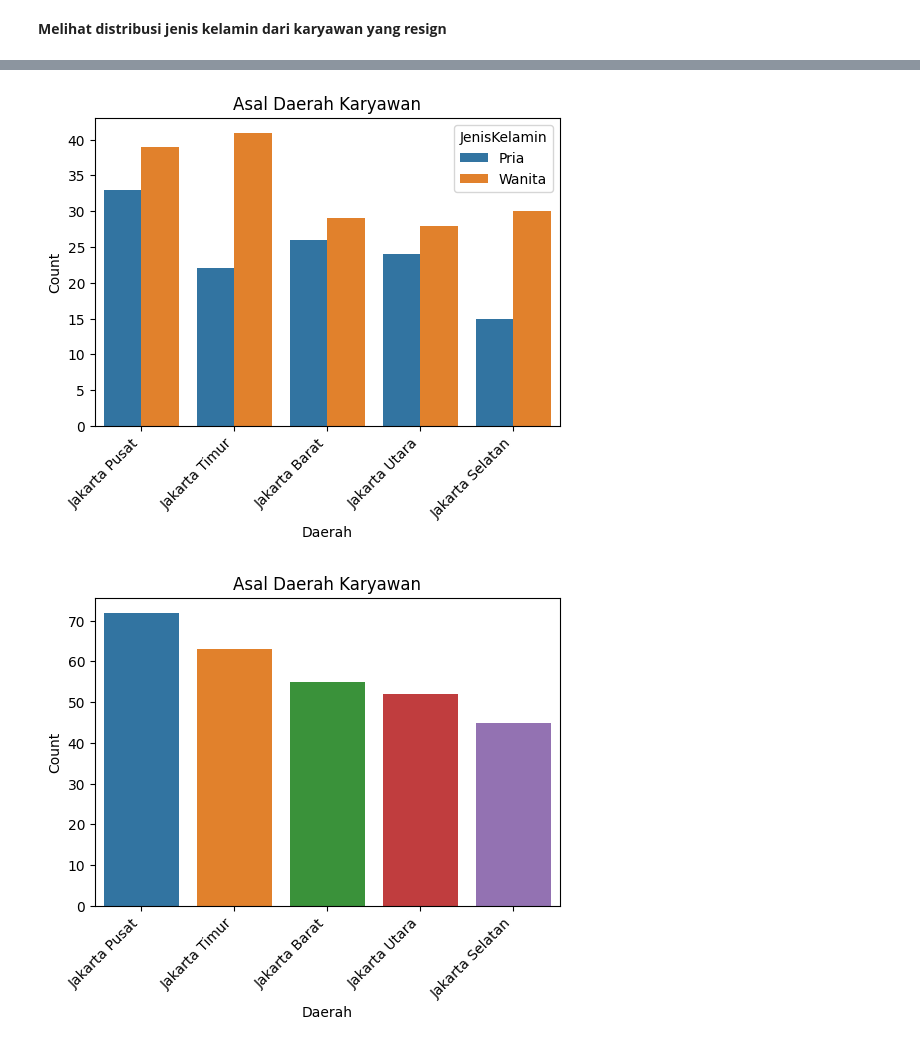
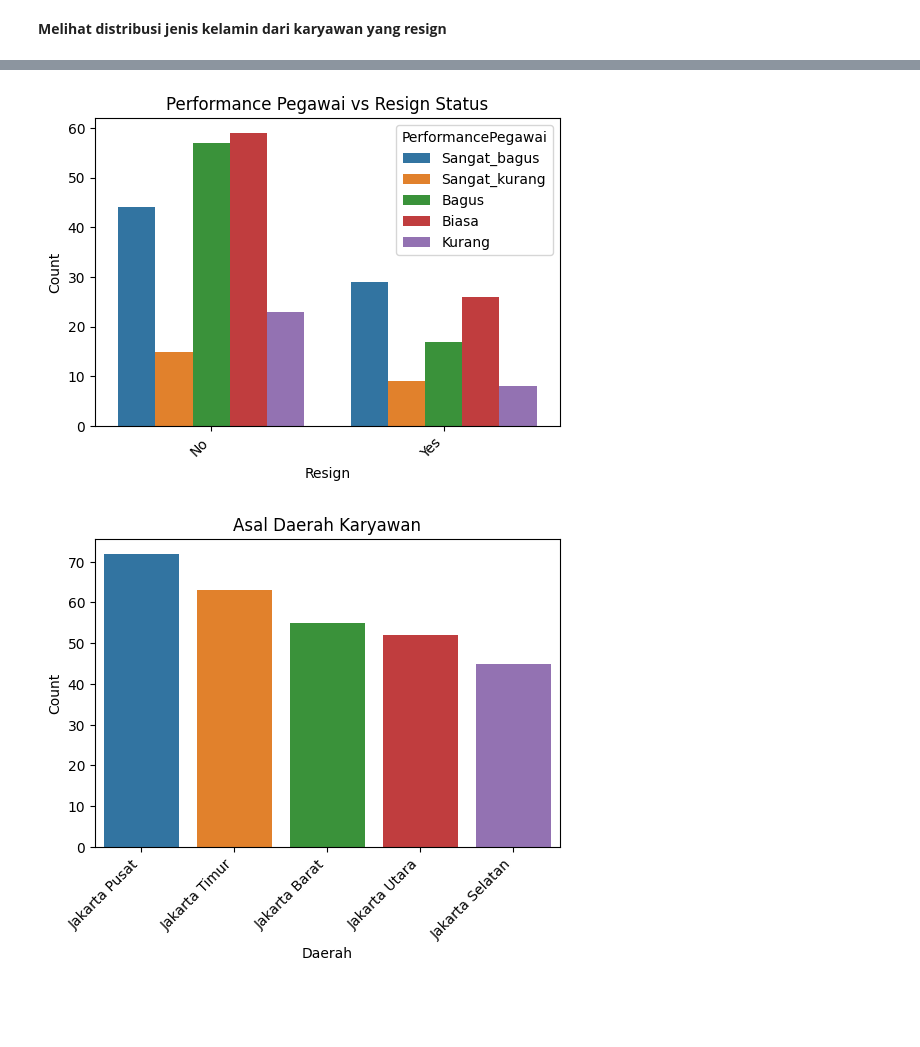
Before and after one commit to lutfiahk/Predicting-Employee-Attrition, a Jupyter notebook: notebook.ipynb, the cells around one changed output, grey strips where cells are left out. Saved outputs shown, nothing was run; the diff lists cells and outputs as text; code cells hidden in the pictures; blank space fills up the shorter version.

```diff
--- a/notebook.ipynb
+++ b/notebook.ipynb
@@ -130,15 +176,14 @@ plt.show()
 # %%
-# Distribusi Alasan Resign
+# Distribusi Jumlah Performance Pegawai
 plt.figure(figsize=(6, 4))
-counts = df['AsalDaerah'].value_counts().sort_values(ascending=False)
-ax = sns.countplot(x='AsalDaerah', hue = 'JenisKelamin', data=df, order=counts.index)
+ax = sns.countplot(x='Resign', hue = 'PerformancePegawai', data=df)
 plt.xticks(rotation=45, ha='right') # rotate x-labels
-plt.xlabel('Daerah')
+plt.xlabel('Resign')
 plt.ylabel('Count')
-plt.title('Asal Daerah Karyawan')
+plt.title('Performance Pegawai vs Resign Status')
 plt.show()
 # %% [output]
-[figure, old version]
+[figure, new version]
 # %%
 # Distribusi Alasan Resign
 plt.figure(figsize=(6, 4))
```
Also changed, not shown: parts of 17 cells of this notebook.
